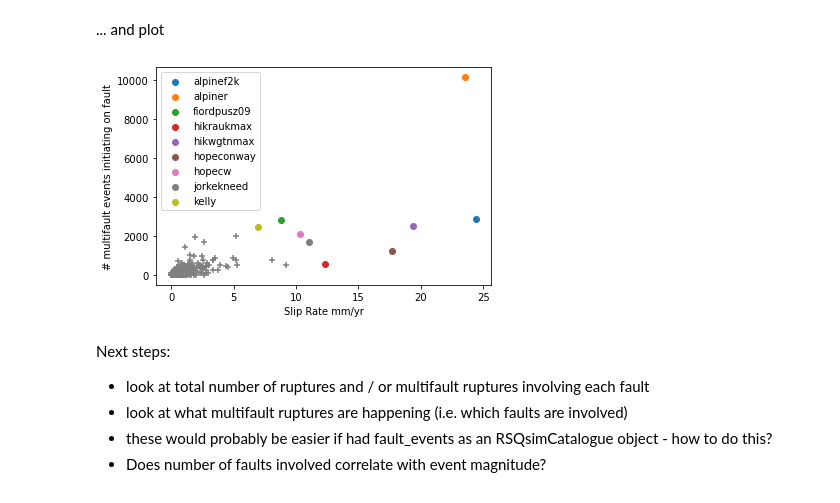
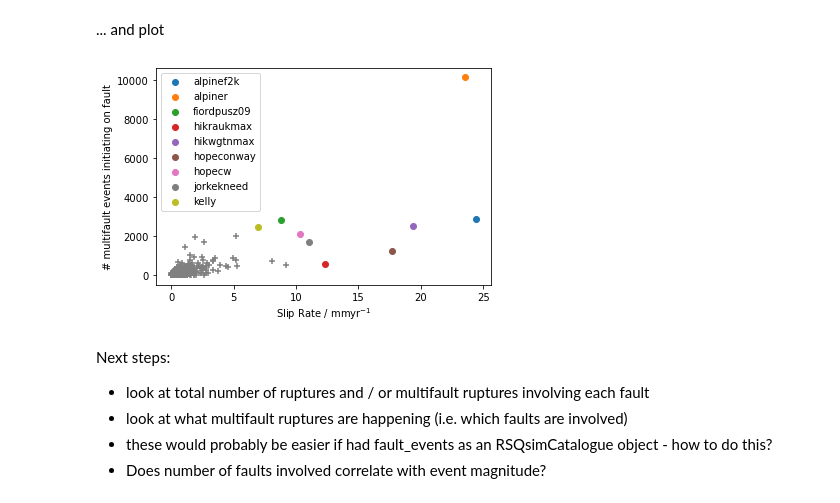
Before and after one commit to uc-eqgeo/rsqsim-python-tools, a Jupyter notebook: examples/rsqsim_api/read_and_filter_catalogue/investigate_multifault.ipynb, the cells around one changed output. Saved outputs shown, nothing was run; the diff lists cells and outputs as text; code cells hidden in the pictures.

```diff
--- a/examples/rsqsim_api/read_and_filter_catalogue/investigate_multifault.ipynb
+++ b/examples/rsqsim_api/read_and_filter_catalogue/investigate_multifault.ipynb
@@ -135,33 +135,33 @@ for fault in fault_model.faults:
 # %%
 fig,ax=plt.subplots()
 
 fault_names,points=zip(*slip_rate_dict.items())
 x,y=zip(*points)
 
 x=np.array(x)
 y=np.array(y)
 label_mask=(x<10) * (y<2000)
 x_no_label=x[label_mask]
 y_no_label=y[label_mask]
 ax.scatter(x_no_label,y_no_label,marker="+",c="grey")
 #and plot higher values which we do want to label
 x_label=x[~label_mask]
 y_label=y[~label_mask]
 fault_names=np.array(fault_names)
 fault_labels=fault_names[~label_mask]
 
 for label in fault_labels:
     index=np.where(fault_labels==label)
     ax.scatter(x_label[index],y_label[index],label=label)
 
 #for i, txt in enumerate(fault_labels):
 #    plt.annotate(txt,(x_label[i],y_label[i]))
 plt.legend()
-ax.set_xlabel("Slip Rate mm/yr")
+ax.set_xlabel("Slip Rate / mmyr$^{-1}$")
 ax.set_ylabel("# multifault events initiating on fault")
 fig.savefig("multi_init-slip_rate.jpg",dpi=300)
 # %% [output]
-[figure, old version]
+[figure, new version]
 # %% [markdown]
 Next steps:
 * look at total number of ruptures and / or multifault ruptures involving each fault
```
Also changed, not shown: parts of 3 cells of this notebook.
